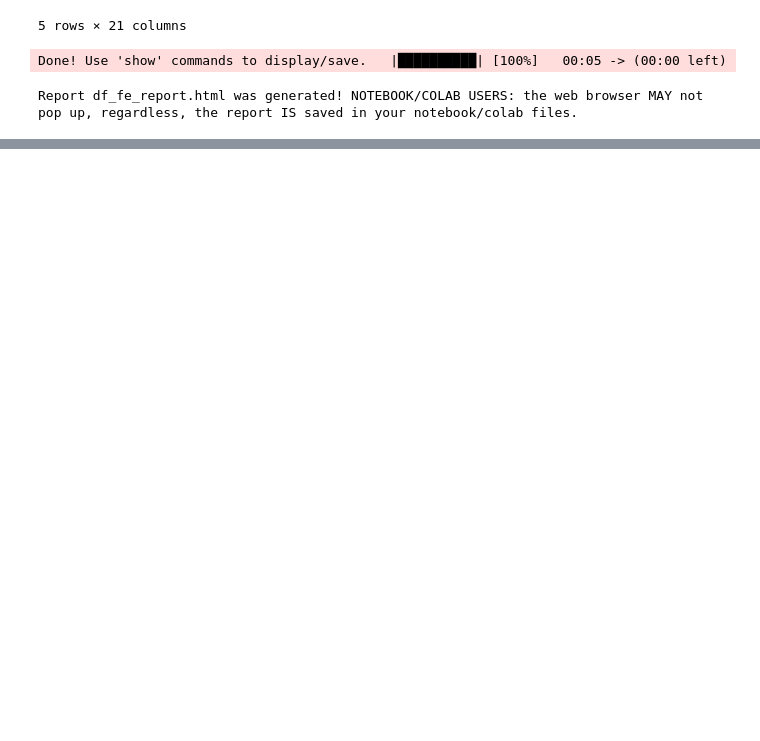
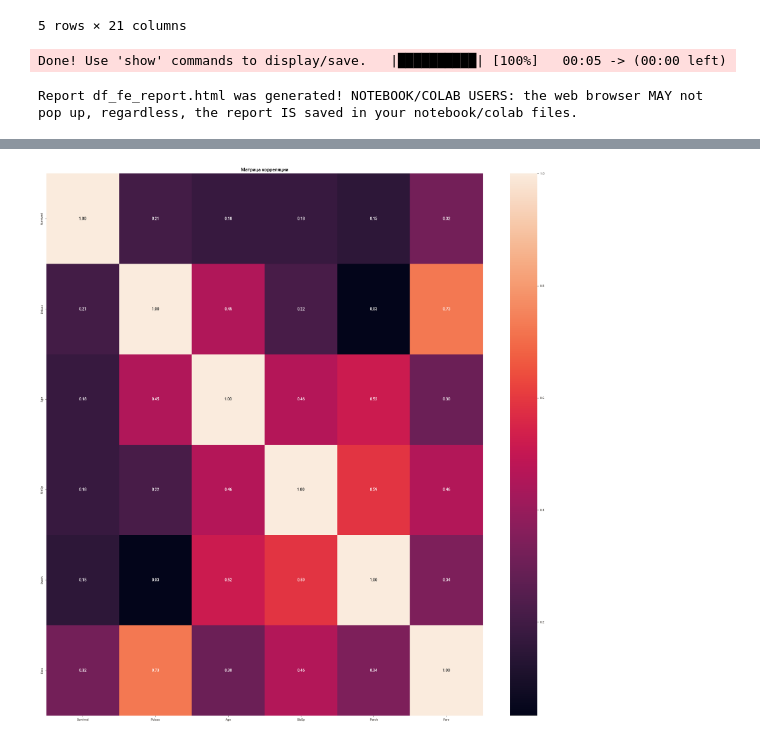
Before and after one commit to rusiich/House-Prices-kaggle-, a Jupyter notebook: notebooks/EDA.ipynb, the cells around one changed output, grey strips where cells are left out. Cells and saved outputs as stored; diff of their text form; code cells hidden in the pictures; blank space fills up the shorter version.

```diff
--- a/notebooks/EDA.ipynb
+++ b/notebooks/EDA.ipynb
@@ -108,0 +168,4 @@ Report df_fe_report.html was generated! NOTEBOOK/COLAB USERS: the web browser MA
+# %%
+draw_phik_matrix(df, drop_columns=['PassengerId'])
+# %% [output]
+[figure, added]
```
Also changed, not shown: parts of 8 cells of this notebook, 24 other files.
